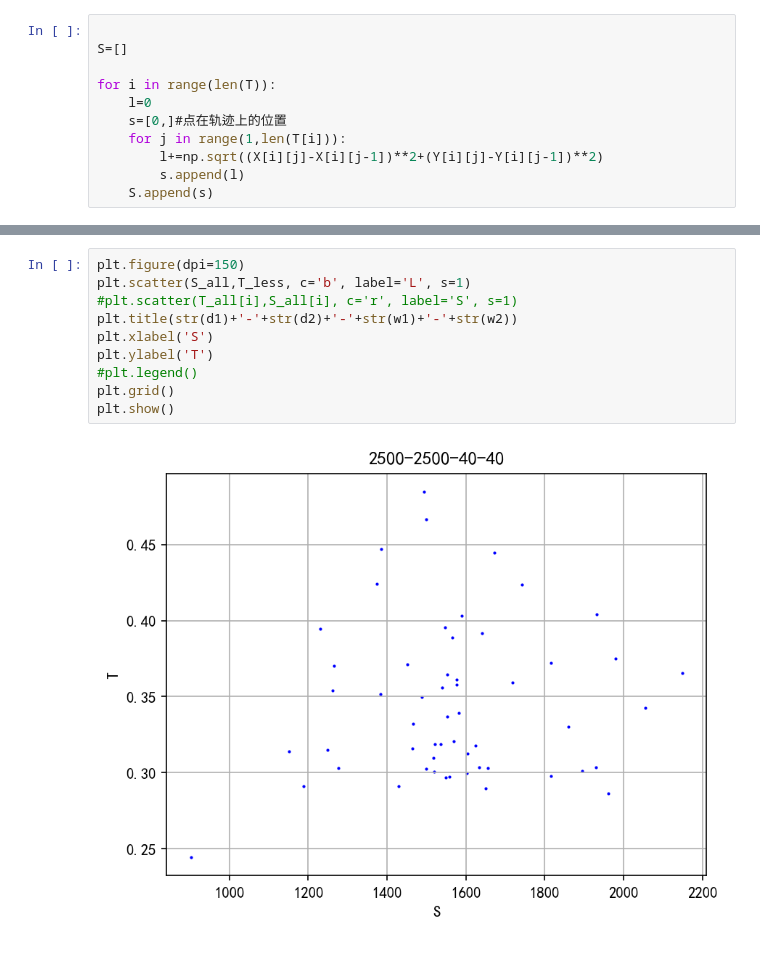
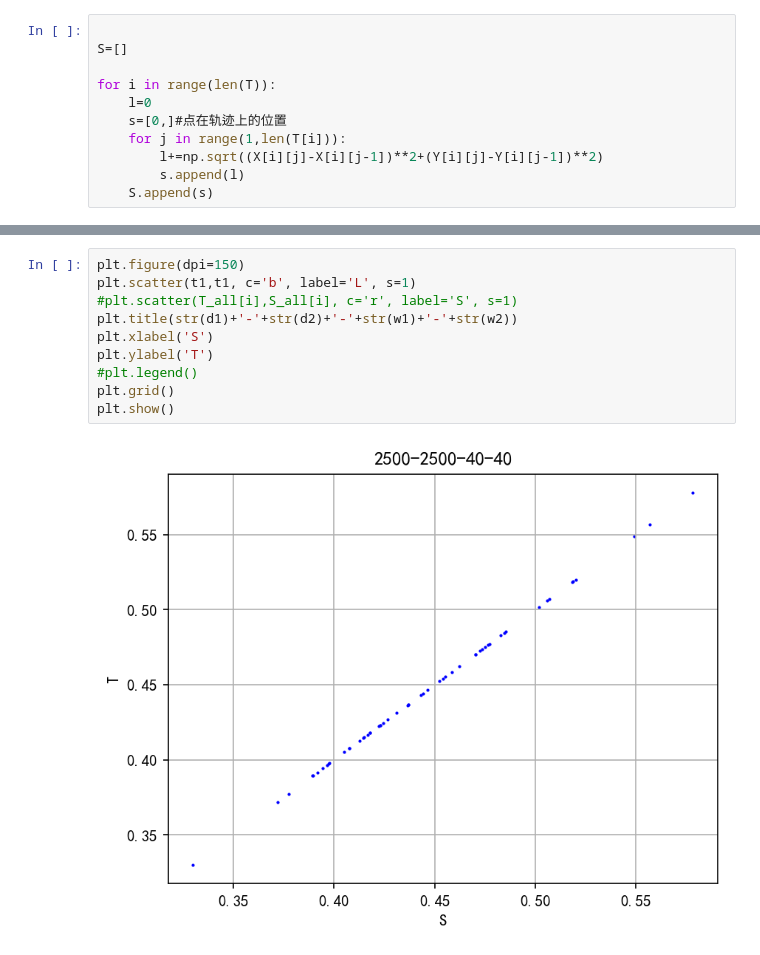
Before and after one commit to Smaug175/Fizz_GUI, a Jupyter notebook: D的移动测量/9仅仅针对时间的研究.ipynb, the cells around one changed output, grey strips where cells are left out. Drawn from its saved outputs; the diff is of its cells as text.

```diff
--- a/D的移动测量/9仅仅针对时间的研究.ipynb
+++ b/D的移动测量/9仅仅针对时间的研究.ipynb
@@ -103,16 +103,16 @@ print(T_less)
 [0.3137993812561035, 0.3028290271759033, 0.3539891242980957, 0.29122447967529297, 0.4468212127685547, 0.34270310401916504, 0.3654663562774658, 0.37482380867004395, 0.42386960983276367, 0.3394401073455 ...
 # %%
 plt.figure(dpi=150)
-plt.scatter(S_all,T_less, c='b', label='L', s=1)
+plt.scatter(t1,t1, c='b', label='L', s=1)
 #plt.scatter(T_all[i],S_all[i], c='r', label='S', s=1)
 plt.title(str(d1)+'-'+str(d2)+'-'+str(w1)+'-'+str(w2))
 plt.xlabel('S')
 plt.ylabel('T')
 #plt.legend()
 plt.grid()
 plt.show()
 # %% [output]
-[figure, old version]
+[figure, new version]
 # %%
 colors=[
     'red','orange','yellow','green','blue','purple','black',
```
Also changed, not shown: parts of 1 cell of this notebook.
